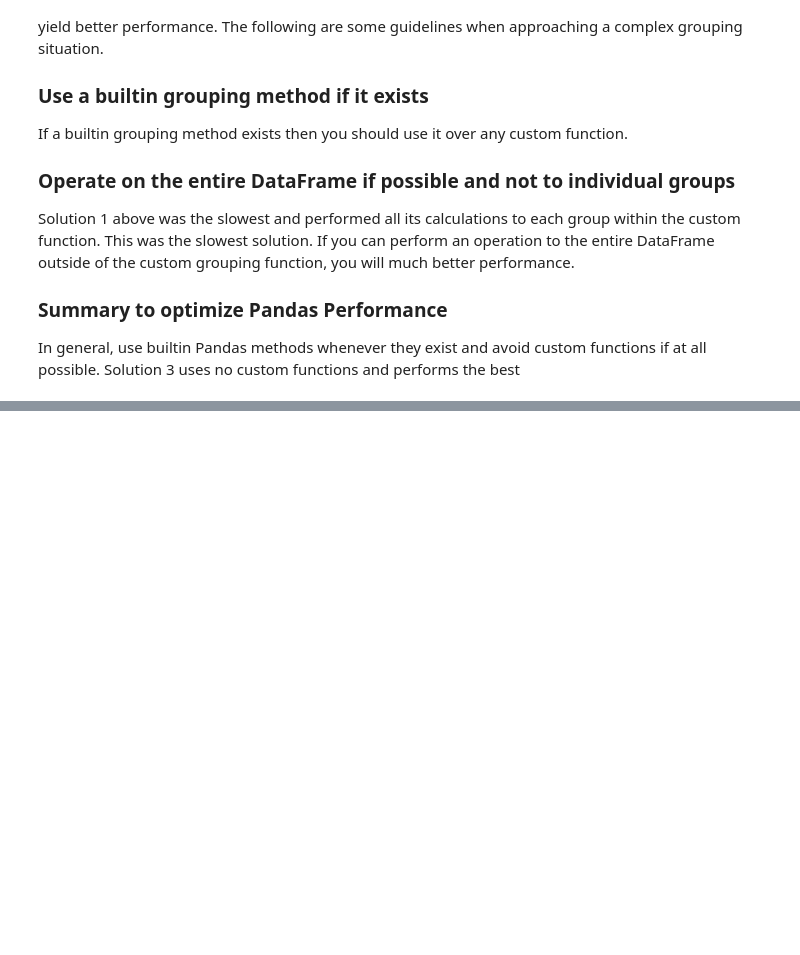
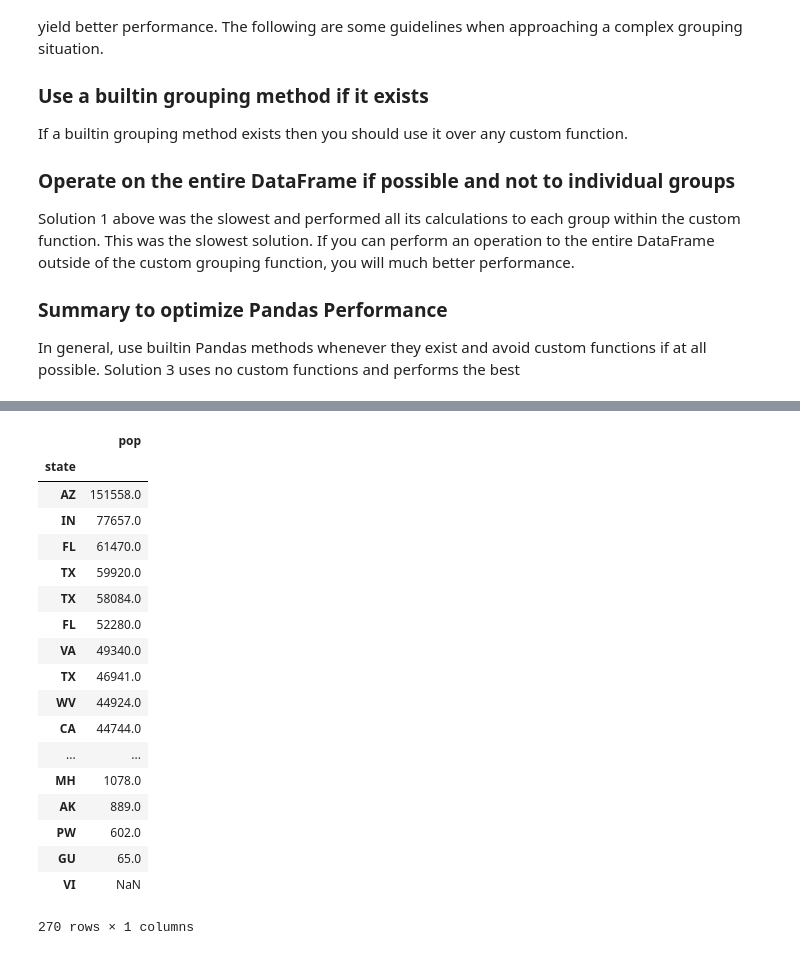
Before and after one commit to amrithm/Pandas-Challenges, a Jupyter notebook: solutions/Solution 001 - Optimize Custom Aggregation Function.ipynb, the cells around one changed output, grey strips where cells are left out. Drawn from its saved outputs; the diff is of its cells as text; code cells hidden in the pictures; blank space fills up the shorter version.

```diff
--- a/solutions/Solution 001 - Optimize Custom Aggregation Function.ipynb
+++ b/solutions/Solution 001 - Optimize Custom Aggregation Function.ipynb
@@ -245,3 +245,7 @@ Solution 1 above was the slowest and performed all its calculations to each grou
 
 ### Summary to optimize Pandas Performance
 In general, use builtin Pandas methods whenever they exist and avoid custom functions if at all possible. Solution 3 uses no custom functions and performs the best
+# %%
+import pandas as pd
+college = pd.read_csv('../data/college_pop.csv')
+college.head()
@@ -247,0 +261,3 @@ In general, use builtin Pandas methods whenever they exist and avoid custom func
+# %%
+%%timeit -n 5
+c1 = college.sort_values(by=['pop'], ascending=False).groupby('state').head()
@@ -247,0 +266,22 @@ In general, use builtin Pandas methods whenever they exist and avoid custom func
+# %%
+c1.gro
+# %% [output]
+|  | pop |
+| state |  |
+| AZ | 151558.0 |
+| IN | 77657.0 |
+| FL | 61470.0 |
+| TX | 59920.0 |
+| TX | 58084.0 |
+| FL | 52280.0 |
+| VA | 49340.0 |
+| TX | 46941.0 |
+| WV | 44924.0 |
+| CA | 44744.0 |
+| ... | ... |
+| MH | 1078.0 |
+| AK | 889.0 |
+| PW | 602.0 |
+| GU | 65.0 |
+| VI | NaN |
+270 rows × 1 columns
```
Also changed, not shown: parts of 3 cells of this notebook.
